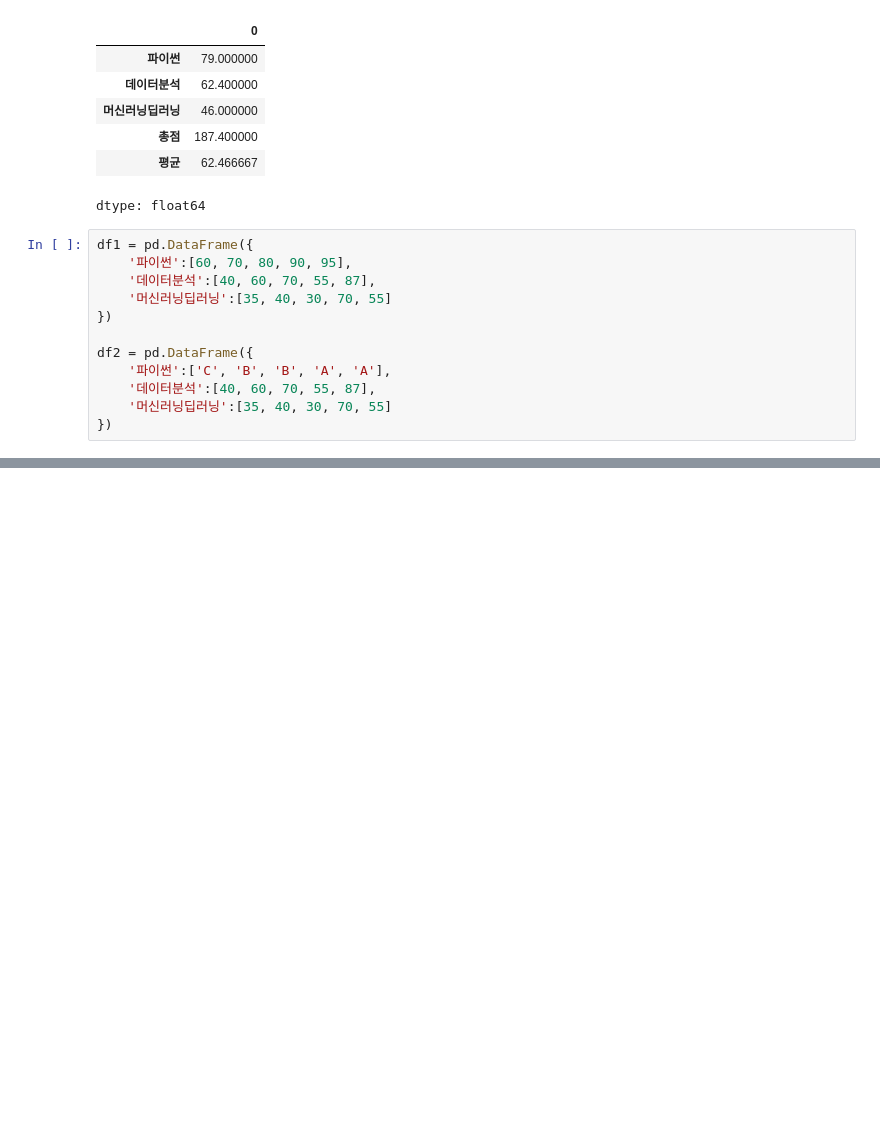
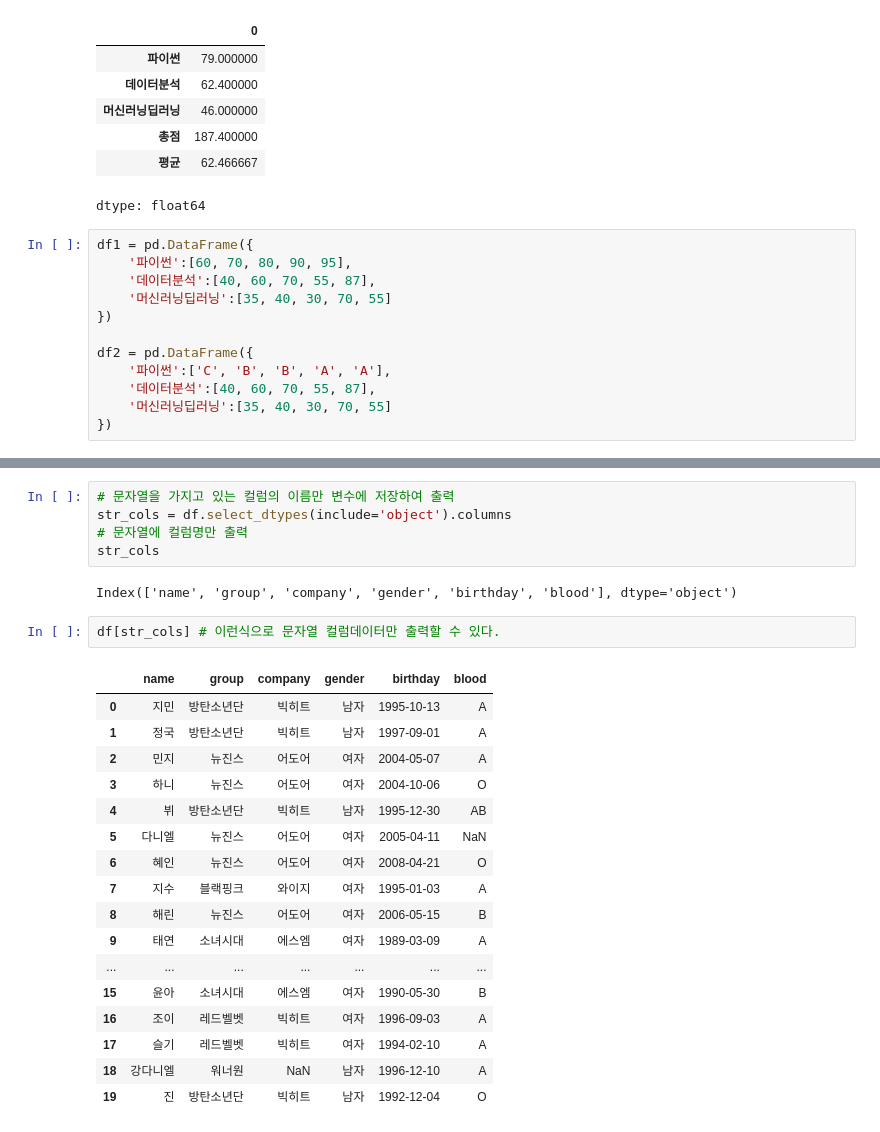
Before and after one commit to JinLeeGG/AI_Project_Preparation, a Jupyter notebook: 3. Data Analysis/02. Pandas/2_Pandas.ipynb, the cells around one changed output, grey strips where cells are left out. Drawn from its saved outputs; the diff is of its cells as text; blank space fills up the shorter version.

```diff
--- a/3. Data Analysis/02. Pandas/2_Pandas.ipynb
+++ b/3. Data Analysis/02. Pandas/2_Pandas.ipynb
@@ -2446,0 +2583,27 @@ df1 + df2 # 행의 갯수가 다를 경우 빠진 데이터를 NaN으로 취급
+# %%
+# 문자열을 가지고 있는 컬럼의 이름만 변수에 저장하여 출력
+str_cols = df.select_dtypes(include='object').columns
+# 문자열에 컬럼명만 출력
+str_cols
+# %% [output]
+Index(['name', 'group', 'company', 'gender', 'birthday', 'blood'], dtype='object')
+# %%
+df[str_cols] # 이런식으로 문자열 컬럼데이터만 출력할 수 있다.
+# %% [output]
+|  | name | group | company | gender | birthday | blood |
+| 0 | 지민 | 방탄소년단 | 빅히트 | 남자 | 1995-10-13 | A |
+| 1 | 정국 | 방탄소년단 | 빅히트 | 남자 | 1997-09-01 | A |
+| 2 | 민지 | 뉴진스 | 어도어 | 여자 | 2004-05-07 | A |
+| 3 | 하니 | 뉴진스 | 어도어 | 여자 | 2004-10-06 | O |
+| 4 | 뷔 | 방탄소년단 | 빅히트 | 남자 | 1995-12-30 | AB |
+| 5 | 다니엘 | 뉴진스 | 어도어 | 여자 | 2005-04-11 | NaN |
+| 6 | 혜인 | 뉴진스 | 어도어 | 여자 | 2008-04-21 | O |
+| 7 | 지수 | 블랙핑크 | 와이지 | 여자 | 1995-01-03 | A |
+| 8 | 해린 | 뉴진스 | 어도어 | 여자 | 2006-05-15 | B |
+| 9 | 태연 | 소녀시대 | 에스엠 | 여자 | 1989-03-09 | A |
+| ... | ... | ... | ... | ... | ... | ... |
+| 15 | 윤아 | 소녀시대 | 에스엠 | 여자 | 1990-05-30 | B |
+| 16 | 조이 | 레드벨벳 | 빅히트 | 여자 | 1996-09-03 | A |
+| 17 | 슬기 | 레드벨벳 | 빅히트 | 여자 | 1994-02-10 | A |
+| 18 | 강다니엘 | 워너원 | NaN | 남자 | 1996-12-10 | A |
+| 19 | 진 | 방탄소년단 | 빅히트 | 남자 | 1992-12-04 | O |
```
Also changed, not shown: parts of 15 cells of this notebook.
